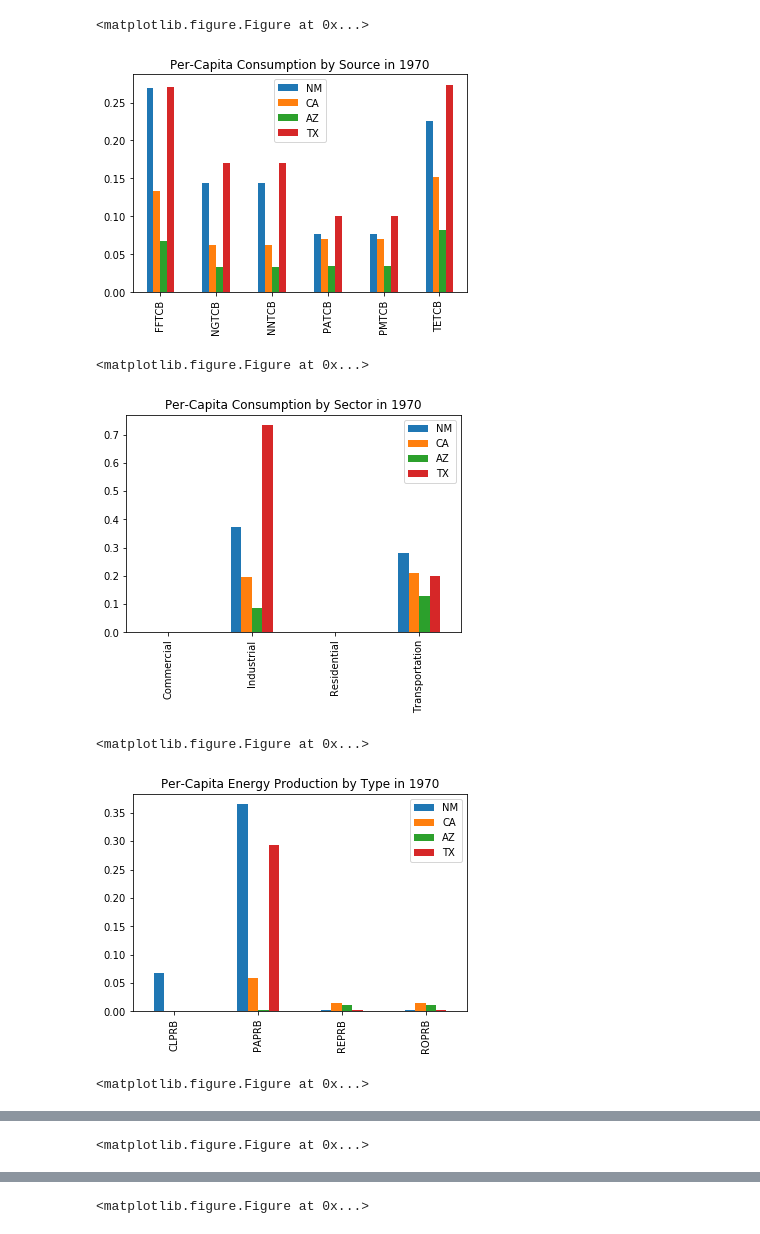
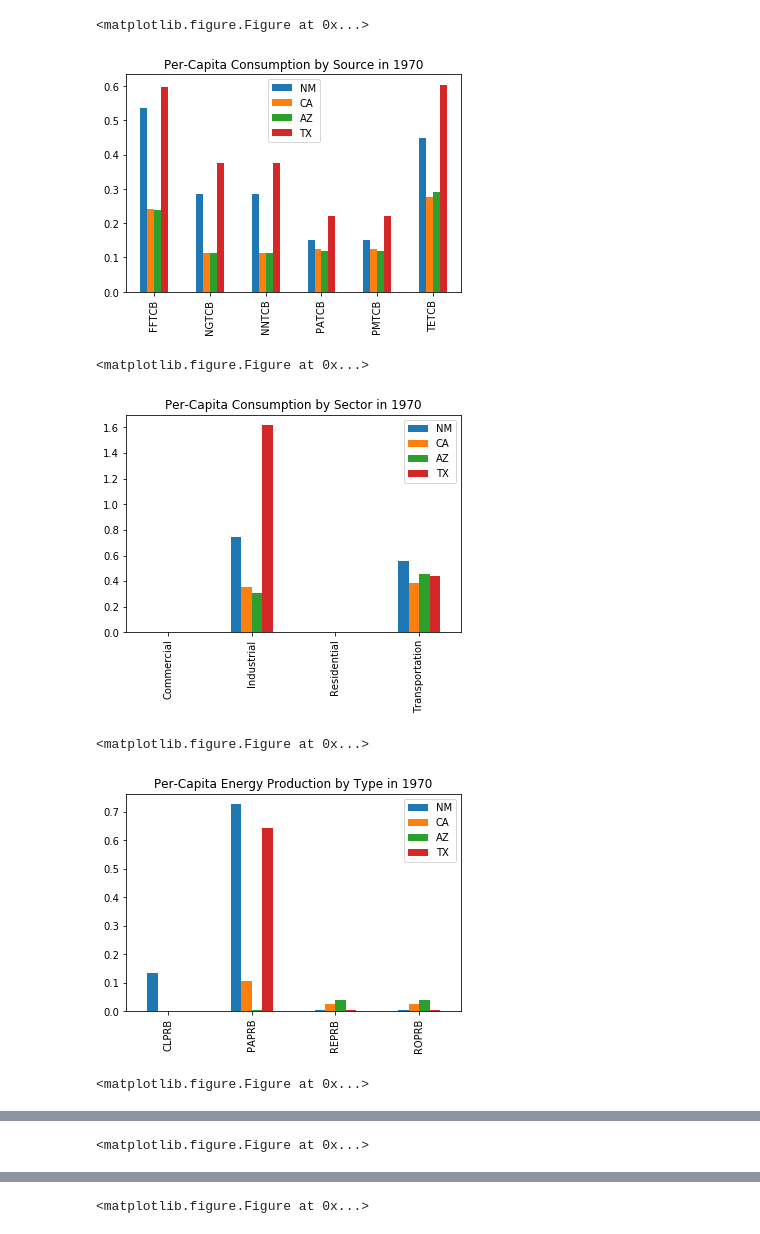
Before and after one commit to eshantewari/MCM_2018, a Jupyter notebook: Graphing.ipynb, the cells around one changed output, grey strips where cells are left out. Cells and saved outputs as stored; diff of their text form; code cells hidden in the pictures.

```diff
--- a/Graphing.ipynb
+++ b/Graphing.ipynb
@@ -66,8 +85,7 @@ def get_total_consumption(state,population, year):
 
 def plot_important_sources(year, t):
     states=["NM","CA","AZ","TX"]
-    populations = [2036802,36308527, 6343000,24782302]
-    #populations = populations_df.iloc[year-1960,:]
+    populations = populations_df.iloc[year-2010,:]
     dfs = []
     for state, population in zip(states, populations):
         dfs.append(get_total_consumption(state, population, year))
@@ -105,8 +123,7 @@ def get_sector_consumption(state,population,year):
 
 def plot_sectors(year):
     states=["NM","CA","AZ","TX"]
-    populations = [2036802,36308527, 6343000,24782302]
-    #populations = populations_df.iloc[year-1960,:]
+    populations = populations_df.iloc[year-2010,:]
     dfs = []
     for state, population in zip(states, populations):
         dfs.append(get_sector_consumption(state, population, year))
@@ -127,8 +144,7 @@ def get_production(state,population,year):
 
 def plot_production(year):
     states=["NM","CA","AZ","TX"]
-    populations = [2036802,36308527, 6343000,24782302]
-    #populations = populations_df.iloc[year-1960,:]
+    populations = populations_df.iloc[year-2010,:]
     dfs = []
     for state, population in zip(states, populations):
         dfs.append(get_production(state, population, year))
@@ -149,8 +165,7 @@ def get_energy_generation(state,population,year):
 
 def plot_energy_generation(year):
     states=["NM","CA","AZ","TX"]
-    populations = [2036802,36308527, 6343000,24782302]
-    #populations = populations_df.iloc[year-1960,:]
+    populations = populations_df.iloc[year-2010,:]
     dfs = []
     for state, population in zip(states, populations):
         dfs.append(get_energy_generation(state, population, year))
@@ -162,16 +177,16 @@ def plot_energy_generation(year):
 # %%
 import matplotlib.pyplot as plt
 years = [1970,1990,2009]
 for year in years:
-    plot_important_sources(year, .05)
+    plot_important_sources(year, .1)
     plot_sectors(year)
     plot_production(year)
     plot_energy_generation(year)
 # %% [output]
 <matplotlib.figure.Figure at 0x...>
-[figure, old version]
+[figure, new version]
 <matplotlib.figure.Figure at 0x...>
-[figure, old version]
+[figure, new version]
 <matplotlib.figure.Figure at 0x...>
-[figure, old version]
+[figure, new version]
 <matplotlib.figure.Figure at 0x...>
```
Also changed, not shown: parts of 2 cells of this notebook.
